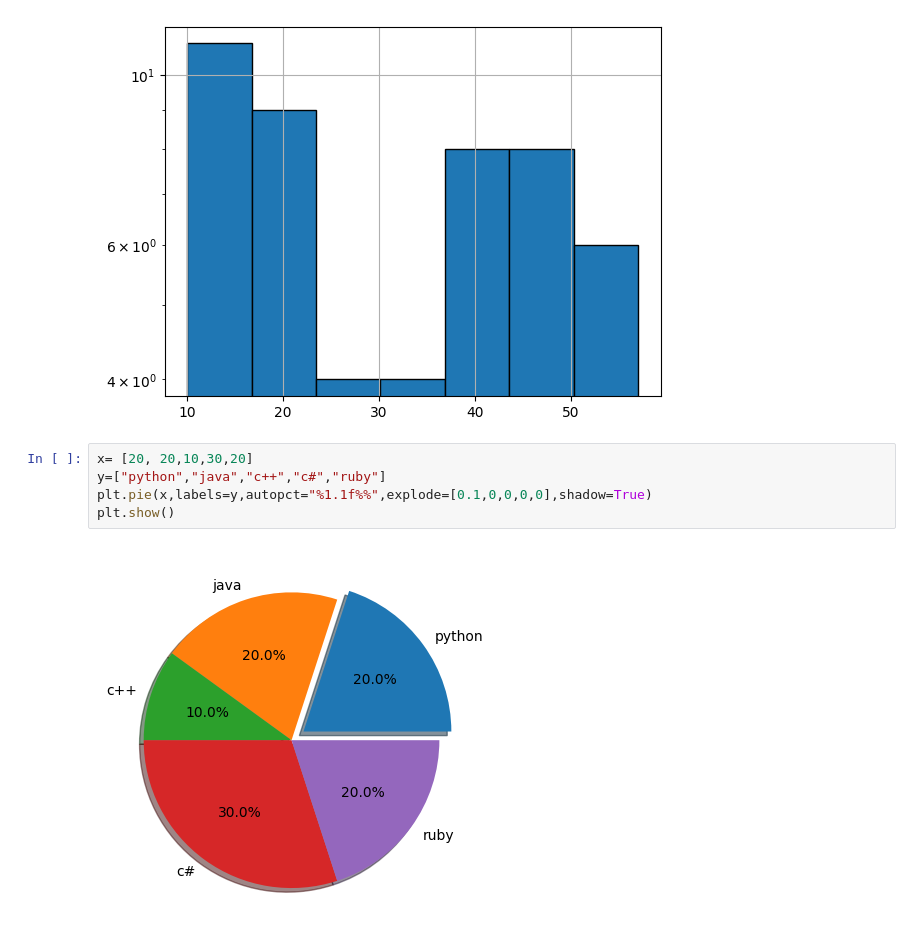
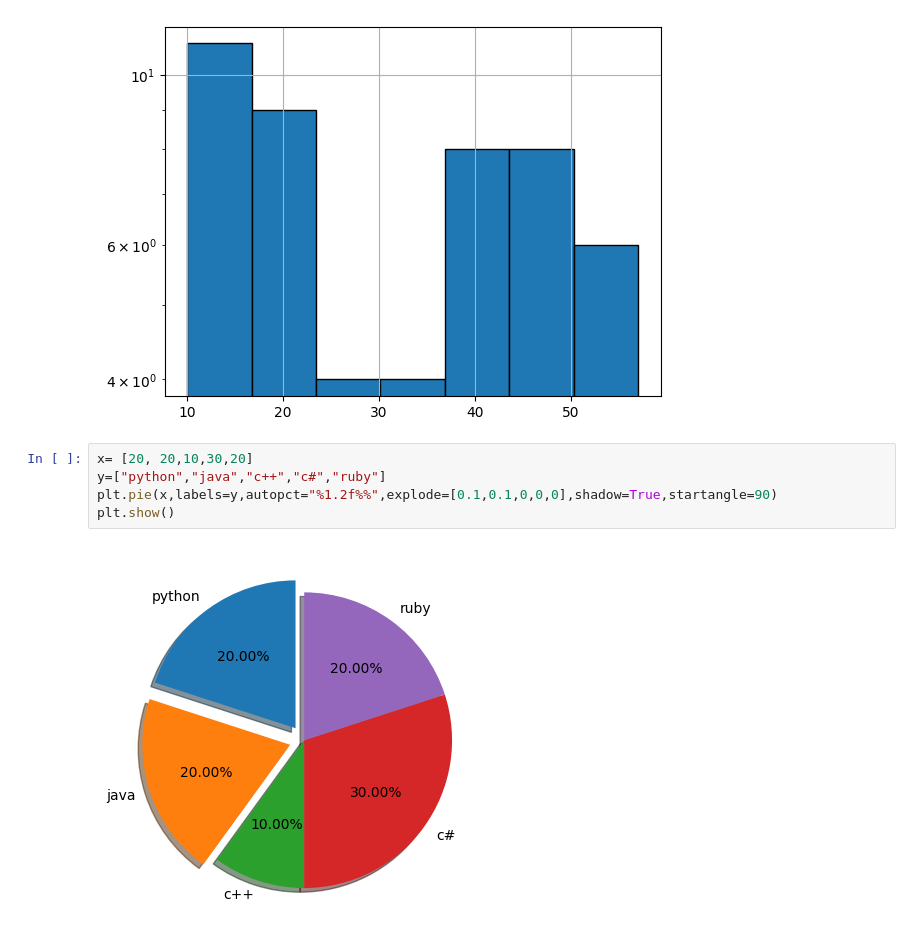
Before and after one commit to Sakib-Hossaine/Machine_Learing_Lab, a Jupyter notebook: new.ipynb, the cells around one changed output. Cells and saved outputs as stored; diff of their text form.

```diff
--- a/new.ipynb
+++ b/new.ipynb
@@ -132,7 +132,7 @@ plt.show()
 # %%
 x= [20, 20,10,30,20]
 y=["python","java","c++","c#","ruby"]
-plt.pie(x,labels=y,autopct="%1.1f%%",explode=[0.1,0,0,0,0],shadow=True)
+plt.pie(x,labels=y,autopct="%1.2f%%",explode=[0.1,0.1,0,0,0],shadow=True,startangle=90)
 plt.show()
 # %% [output]
-[figure, old version]
+[figure, new version]
```
Also changed, not shown: parts of 6 cells of this notebook.
